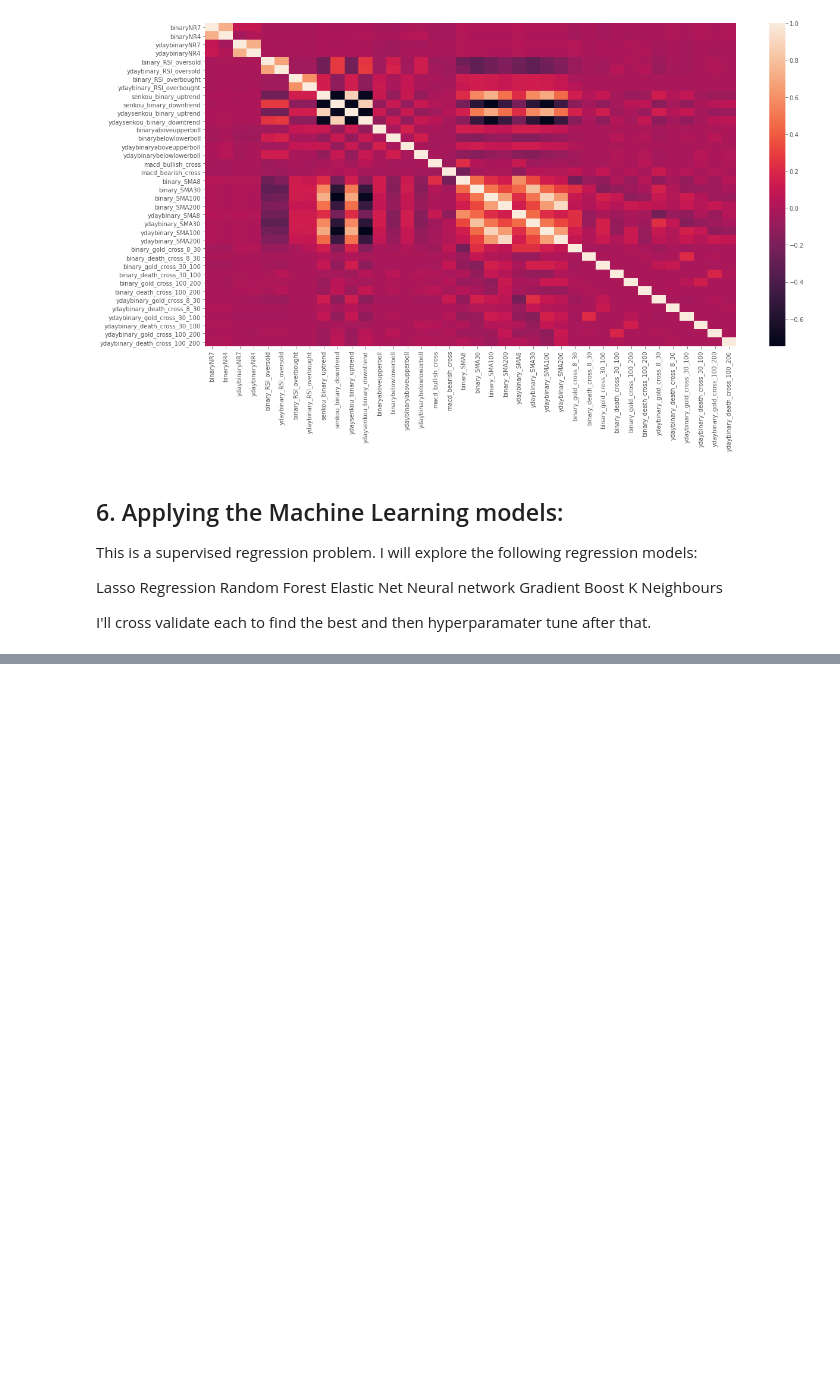
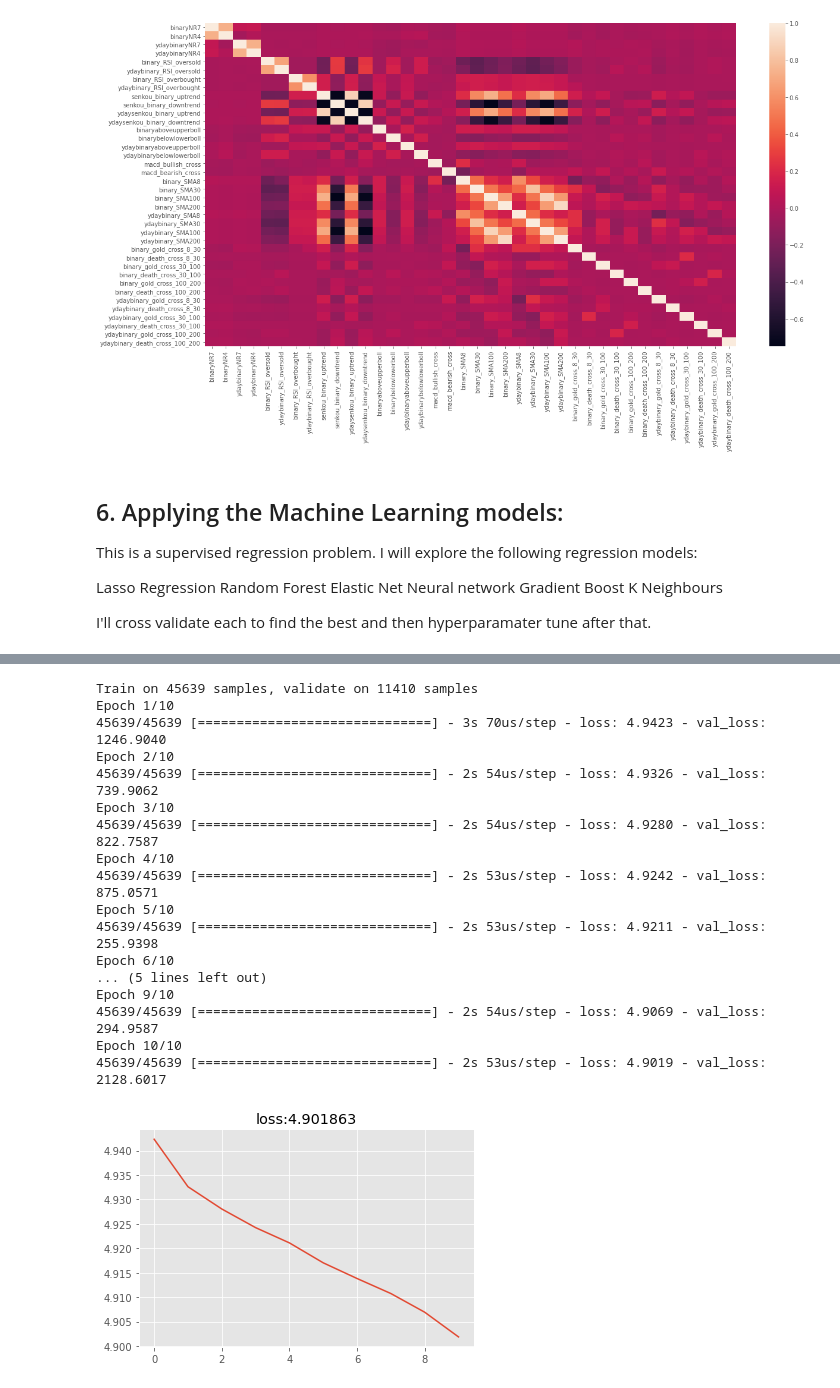
Before and after one commit to londonjevans/Capstone-Two, a Jupyter notebook: Capstone Two - Modelling.ipynb, the cells around one changed output, grey strips where cells are left out. Cells and saved outputs as stored; diff of their text form; code cells hidden in the pictures; blank space fills up the shorter version.

```diff
--- a/Capstone Two - Modelling.ipynb
+++ b/Capstone Two - Modelling.ipynb
@@ -430,6 +433,7 @@ for i in range(2):
         pipelines.append(('ScaledEN', Pipeline([('Scaler', sc),('EN', ElasticNet())])))
         pipelines.append(('ScaledKNN', Pipeline([('Scaler', sc),('KNN', KNeighborsRegressor())])))
         pipelines.append(('ScaledCART', Pipeline([('Scaler', sc),('CART', DecisionTreeRegressor())])))
+        pipelines.append(('ScaledGBM', Pipeline([('Scaler', sc),('GBM', GradientBoostingRegressor())])))
 
 
         results = []
@@ -437,7 +441,7 @@ for i in range(2):
 
         for name, model in pipelines:
             kfold = KFold(n_splits=10, random_state=21)
-            cv_results = cross_val_score(model, X_train, y_train, cv=kfold, scoring='neg_mean_squared_error')
+            cv_results = cross_val_score(model, X_train, y_train, cv=kfold, scoring='neg_root_mean_squared_error')
             results.append(cv_results)
             names.append(name)
             msg = "%s %s: %f (%f)" % (name, scalers[k], cv_results.mean(), cv_results.std())
@@ -518,0 +647,66 @@ ScaledGBM: -659546222365041.375000 (1190857154476196.000000)
+# %%
+import keras.losses
+import tensorflow as tf
+
+import keras.losses
+import tensorflow as tf
+
+from keras import backend as K
+
+def root_mean_squared_error(y_true, y_pred):
+        return K.sqrt(K.mean(K.square(y_pred - y_true), axis=-1))
+# %%
+from sklearn.preprocessing import scale
+from keras.models import Sequential
+from keras.layers import Dense
+from sklearn.metrics import r2_score
+
+
+X_train, X_test, y_train, y_test = train_test_split(Method1Df.iloc[:-5], y1long, test_size=0.2, random_state=i)
+# Standardize the train and test features
+scaled_train_features = scale(X_train)
+scaled_test_features = scale(X_test)
+
+
+epochs =[25, 50, 75, 100]
+layers = [[10,20,1], [15,20,1]]
+
+    # Create the model
+def model_func(layer):
+    model_1 = Sequential()
+    model_1.add(Dense(layer[0],
+        input_dim=scaled_train_features.shape[1], activation='relu'))
+    model_1.add(Dense(layer[1], activation='relu'))
+    model_1.add(Dense(layer[2], activation='linear'))
+    return model_1
+
+long_model_1 = Sequential()
+long_model_1.add(Dense(100, input_dim=scaled_train_features.shape[1], activation='relu'))
+long_model_1.add(Dense(20, activation='relu'))
+long_model_1.add(Dense(1, activation='linear'))
+
+# Fit the model with our custom 'sign_penalty' loss function
+long_model_1.compile(optimizer='adam', loss=root_mean_squared_error)
+history = long_model_1.fit(scaled_train_features, y_train, epochs=10, validation_data=(X_test,y_test))
+plt.plot(history.history['loss'])
+plt.title('loss:' + str(round(history.history['loss'][-1], 6)))
+plt.show()
+# %% [output]
+Train on 45639 samples, validate on 11410 samples
+Epoch 1/10
+45639/45639 [==============================] - 3s 70us/step - loss: 4.9423 - val_loss: 1246.9040
+Epoch 2/10
+45639/45639 [==============================] - 2s 54us/step - loss: 4.9326 - val_loss: 739.9062
+Epoch 3/10
+45639/45639 [==============================] - 2s 54us/step - loss: 4.9280 - val_loss: 822.7587
+Epoch 4/10
+45639/45639 [==============================] - 2s 53us/step - loss: 4.9242 - val_loss: 875.0571
+Epoch 5/10
+45639/45639 [==============================] - 2s 53us/step - loss: 4.9211 - val_loss: 255.9398
+Epoch 6/10
+... (5 lines left out)
+Epoch 9/10
+45639/45639 [==============================] - 2s 54us/step - loss: 4.9069 - val_loss: 294.9587
+Epoch 10/10
+45639/45639 [==============================] - 2s 53us/step - loss: 4.9019 - val_loss: 2128.6017
+[figure, added]
```
Also changed, not shown: parts of 20 cells of this notebook.
